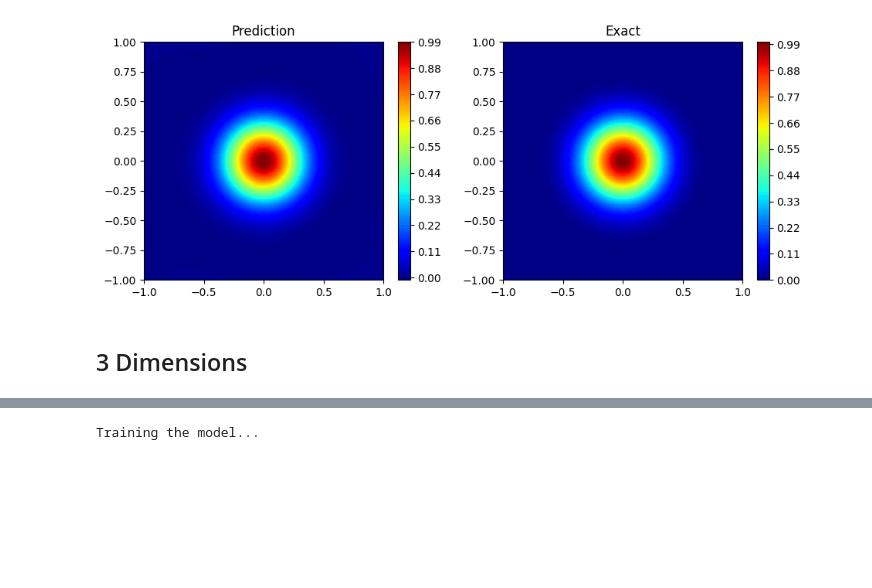
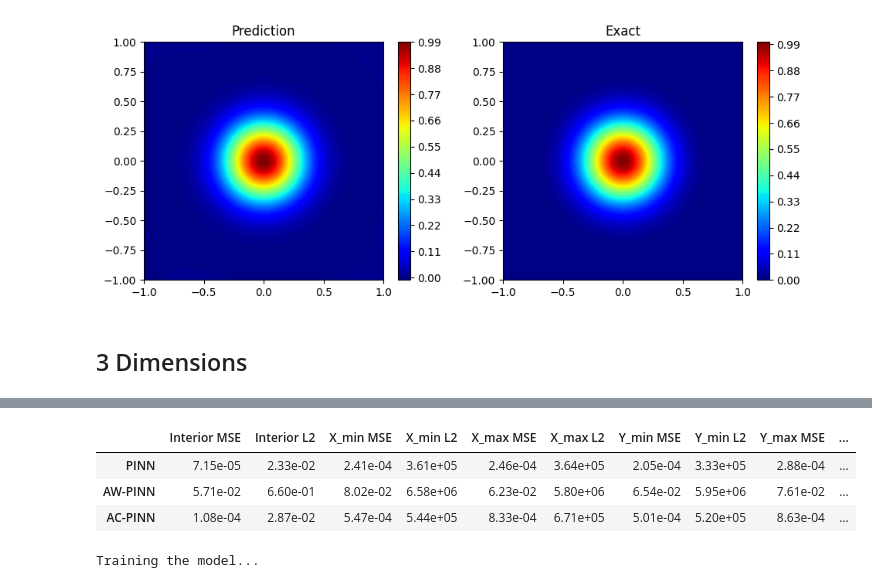
Before and after one commit to Mohammed-khlifi/NeuralPDE-Solver, a Jupyter notebook: main.ipynb, the cells around one changed output, grey strips where cells are left out. Drawn from its saved outputs; the diff is of its cells as text; code cells hidden in the pictures; blank space fills up the shorter version.

```diff
--- a/main.ipynb
+++ b/main.ipynb
@@ -105,7 +105,7 @@ Loss = []
 
 
 model, mse, loss, new_coords, risid = solver.solve(
-    dimensions=1, epochs=2000, coords=coords,
+    dimensions=1, epochs=2, coords=coords,
     pde_configurations=pde_configurations, boundary_conditions=bcs
 )
 # %% [output]
@@ -1066,3 +1140,56 @@ torch.mean
+# %%
+import pandas as pd
+import torch.nn.functional as F
+
+def calculate_3d_errors(pred, exact):
+    """Calculate errors for interior and boundaries of 3D solution"""
+
+    # Interior (excluding boundaries)
+    interior_pred = pred[1:-1, 1:-1, 1:-1]
+    interior_exact = exact[1:-1, 1:-1, 1:-1]
+
+    # Boundaries
+    x_min = {'pred': pred[0, :, :], 'exact': exact[0, :, :]}
+    x_max = {'pred': pred[-1, :, :], 'exact': exact[-1, :, :]}
+    y_min = {'pred': pred[:, 0, :], 'exact': exact[:, 0, :]}
+    y_max = {'pred': pred[:, -1, :], 'exact': exact[:, -1, :]}
+    z_min = {'pred': pred[:, :, 0], 'exact': exact[:, :, 0]}
+    z_max = {'pred': pred[:, :, -1], 'exact': exact[:, :, -1]}
+
+    metrics = {
+        'Interior MSE': F.mse_loss(interior_pred, interior_exact).item(),
+        'Interior L2': l2_error(interior_pred, interior_exact).item(),
+        'X_min MSE': F.mse_loss(x_min['pred'], x_min['exact']).item(),
+        'X_min L2': l2_error(x_min['pred'], x_min['exact']).item(),
+        'X_max MSE': F.mse_loss(x_max['pred'], x_max['exact']).item(),
+        'X_max L2': l2_error(x_max['pred'], x_max['exact']).item(),
+        'Y_min MSE': F.mse_loss(y_min['pred'], y_min['exact']).item(),
+        'Y_min L2': l2_error(y_min['pred'], y_min['exact']).item(),
+        'Y_max MSE': F.mse_loss(y_max['pred'], y_max['exact']).item(),
+        'Y_max L2': l2_error(y_max['pred'], y_max['exact']).item(),
+        'Z_min MSE': F.mse_loss(z_min['pred'], z_min['exact']).item(),
+        'Z_min L2': l2_error(z_min['pred'], z_min['exact']).item(),
+        'Z_max MSE': F.mse_loss(z_max['pred'], z_max['exact']).item(),
+        'Z_max L2': l2_error(z_max['pred'], z_max['exact']).item()
+    }
+
+    return metrics
+
+# Create comparison DataFrame
+results = {
+    'PINN': calculate_3d_errors(u_pred.squeeze(), u_exact),
+    'AW-PINN': calculate_3d_errors(AW_u_pred.squeeze(), u_exact),
+    'AC-PINN': calculate_3d_errors(AC_u_pred.squeeze(), u_exact)
+}
+
+df = pd.DataFrame(results).T
+styled_df = df.style.format('{:.2e}')
+display(styled_df)
+# %% [output]
+|  | Interior MSE | Interior L2 | X_min MSE | X_min L2 | X_max MSE | X_max L2 | Y_min MSE | Y_min L2 | Y_max MSE | ... |
+| PINN | 7.15e-05 | 2.33e-02 | 2.41e-04 | 3.61e+05 | 2.46e-04 | 3.64e+05 | 2.05e-04 | 3.33e+05 | 2.88e-04 | ... |
+| AW-PINN | 5.71e-02 | 6.60e-01 | 8.02e-02 | 6.58e+06 | 6.23e-02 | 5.80e+06 | 6.54e-02 | 5.95e+06 | 7.61e-02 | ... |
+| AC-PINN | 1.08e-04 | 2.87e-02 | 5.47e-04 | 5.44e+05 | 8.33e-04 | 6.71e+05 | 5.01e-04 | 5.20e+05 | 8.63e-04 | ... |
 # %%
 solver = Solver(
         hidden_size=100,
```
Also changed, not shown: parts of 3 cells of this notebook, 2 other files.
